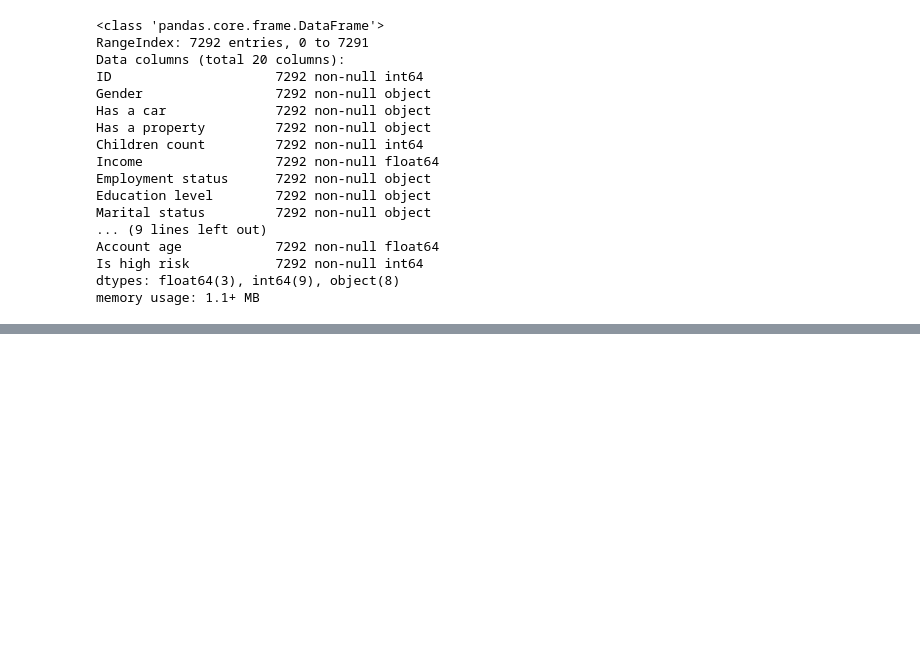
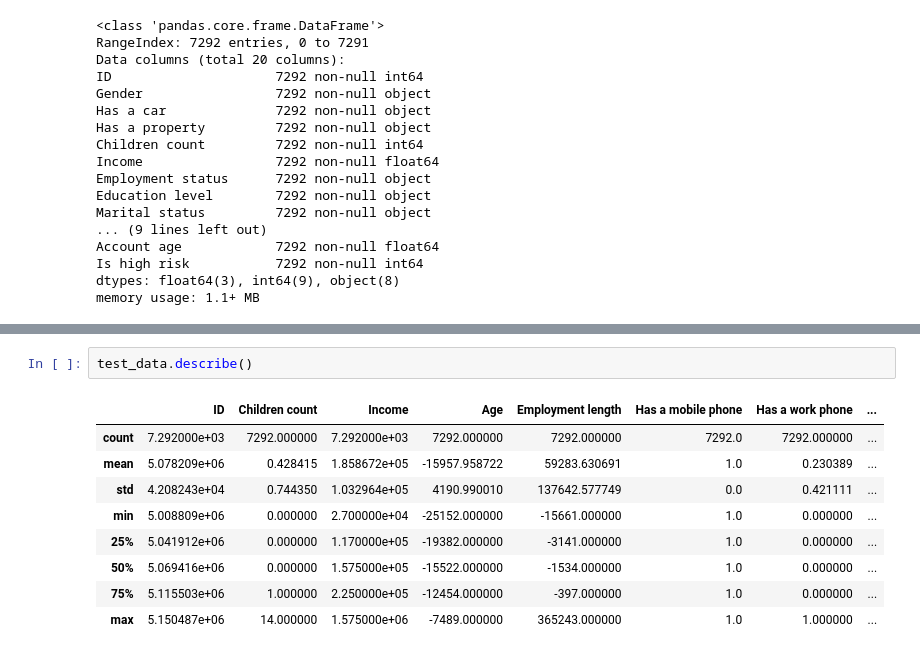
Before and after one commit to arungera-1/Prediction-for-Credit-Card-Approval, a Jupyter notebook: PredictionforCreditCardApproval.ipynb, the cells around one changed output, grey strips where cells are left out. Drawn from its saved outputs; the diff is of its cells as text; blank space fills up the shorter version.

```diff
--- a/PredictionforCreditCardApproval.ipynb
+++ b/PredictionforCreditCardApproval.ipynb
@@ -94,0 +115,12 @@ memory usage: 1.1+ MB
+# %%
+test_data.describe()
+# %% [output]
+|  | ID | Children count | Income | Age | Employment length | Has a mobile phone | Has a work phone | ... |
+| count | 7.292000e+03 | 7292.000000 | 7.292000e+03 | 7292.000000 | 7292.000000 | 7292.0 | 7292.000000 | ... |
+| mean | 5.078209e+06 | 0.428415 | 1.858672e+05 | -15957.958722 | 59283.630691 | 1.0 | 0.230389 | ... |
+| std | 4.208243e+04 | 0.744350 | 1.032964e+05 | 4190.990010 | 137642.577749 | 0.0 | 0.421111 | ... |
+| min | 5.008809e+06 | 0.000000 | 2.700000e+04 | -25152.000000 | -15661.000000 | 1.0 | 0.000000 | ... |
+| 25% | 5.041912e+06 | 0.000000 | 1.170000e+05 | -19382.000000 | -3141.000000 | 1.0 | 0.000000 | ... |
+| 50% | 5.069416e+06 | 0.000000 | 1.575000e+05 | -15522.000000 | -1534.000000 | 1.0 | 0.000000 | ... |
+| 75% | 5.115503e+06 | 1.000000 | 2.250000e+05 | -12454.000000 | -397.000000 | 1.0 | 0.000000 | ... |
+| max | 5.150487e+06 | 14.000000 | 1.575000e+06 | -7489.000000 | 365243.000000 | 1.0 | 1.000000 | ... |
```
Also changed, not shown: parts of 5 cells of this notebook.
